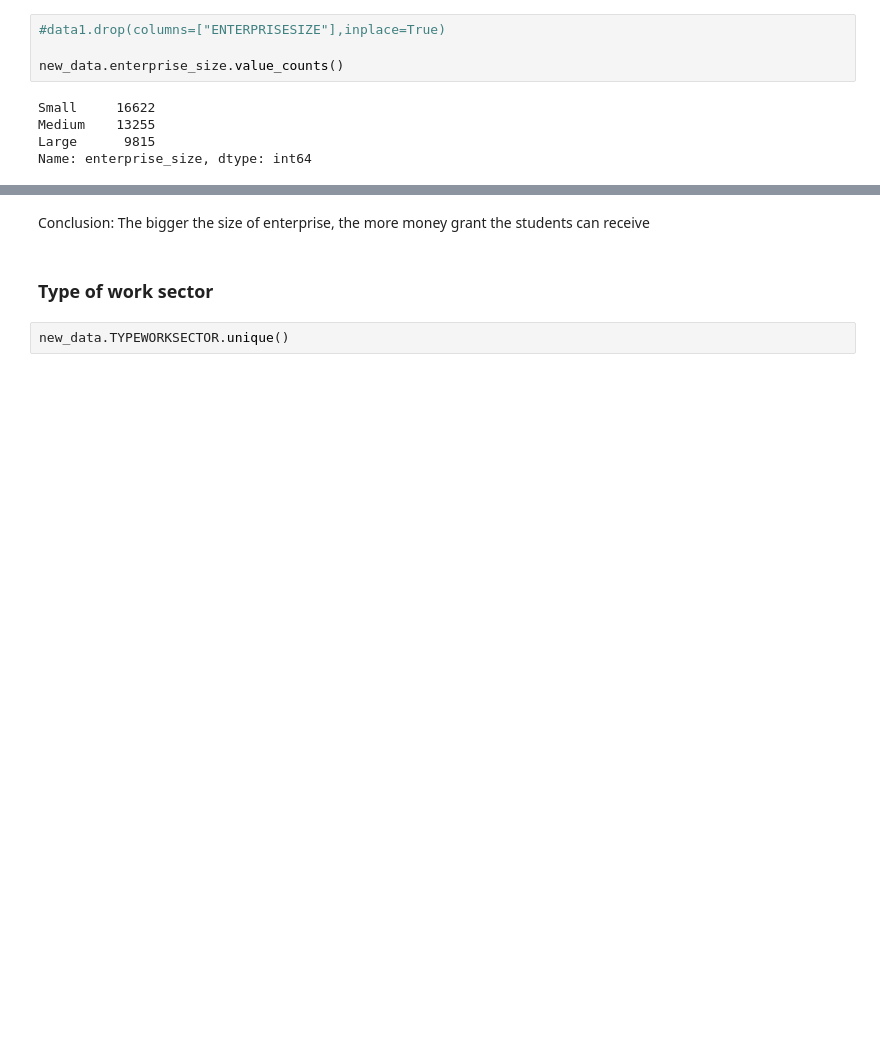
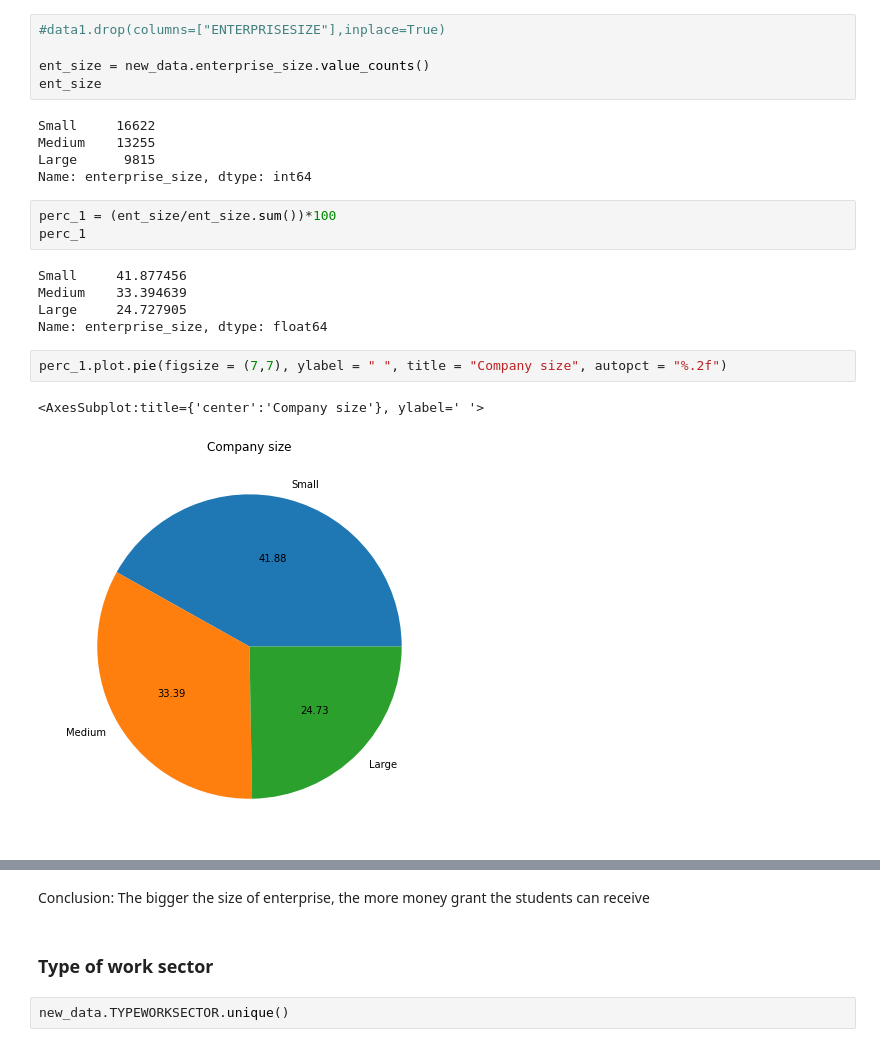
Before and after one commit to tunamnt/Studen-Mobility-2010, a Jupyter notebook: Studen_Mobility_2010.ipynb, the cells around one changed output, grey strips where cells are left out. Saved outputs shown, nothing was run; the diff lists cells and outputs as text; blank space fills up the shorter version.

```diff
--- a/Studen_Mobility_2010.ipynb
+++ b/Studen_Mobility_2010.ipynb
@@ -454,10 +487,24 @@ See the caveats in the documentation: https://pandas.pydata.org/pandas-docs/stab
 # %%
 #data1.drop(columns=["ENTERPRISESIZE"],inplace=True)
 
-new_data.enterprise_size.value_counts()
+ent_size = new_data.enterprise_size.value_counts()
+ent_size
 # %% [output]
 Small     16622
 Medium    13255
 Large      9815
 Name: enterprise_size, dtype: int64
+# %%
+perc_1 = (ent_size/ent_size.sum())*100
+perc_1
+# %% [output]
+Small     41.877456
+Medium    33.394639
+Large     24.727905
+Name: enterprise_size, dtype: float64
+# %%
+perc_1.plot.pie(figsize = (7,7), ylabel = " ", title = "Company size", autopct = "%.2f")
+# %% [output]
+<AxesSubplot:title={'center':'Company size'}, ylabel=' '>
+[figure, added]
 # %%
```
Also changed, not shown: parts of 13 cells of this notebook.
